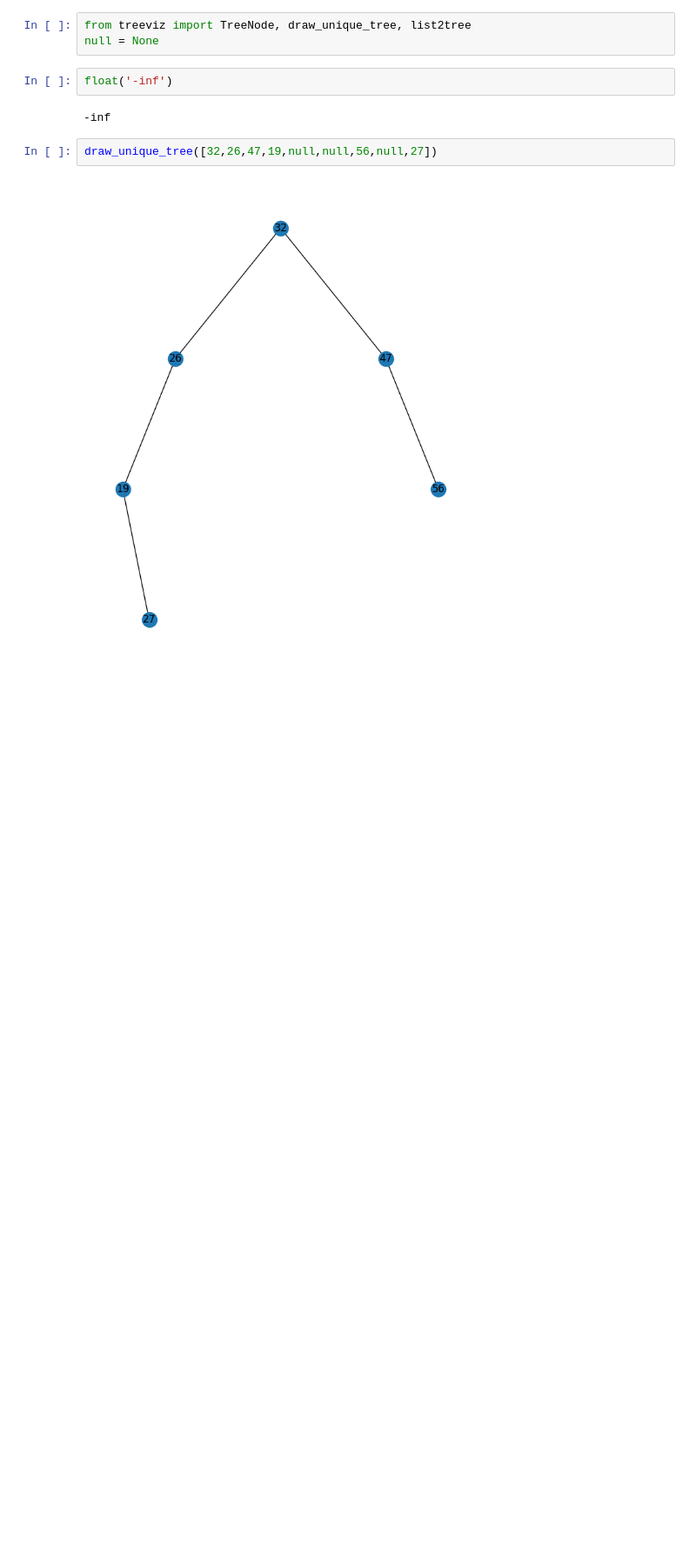
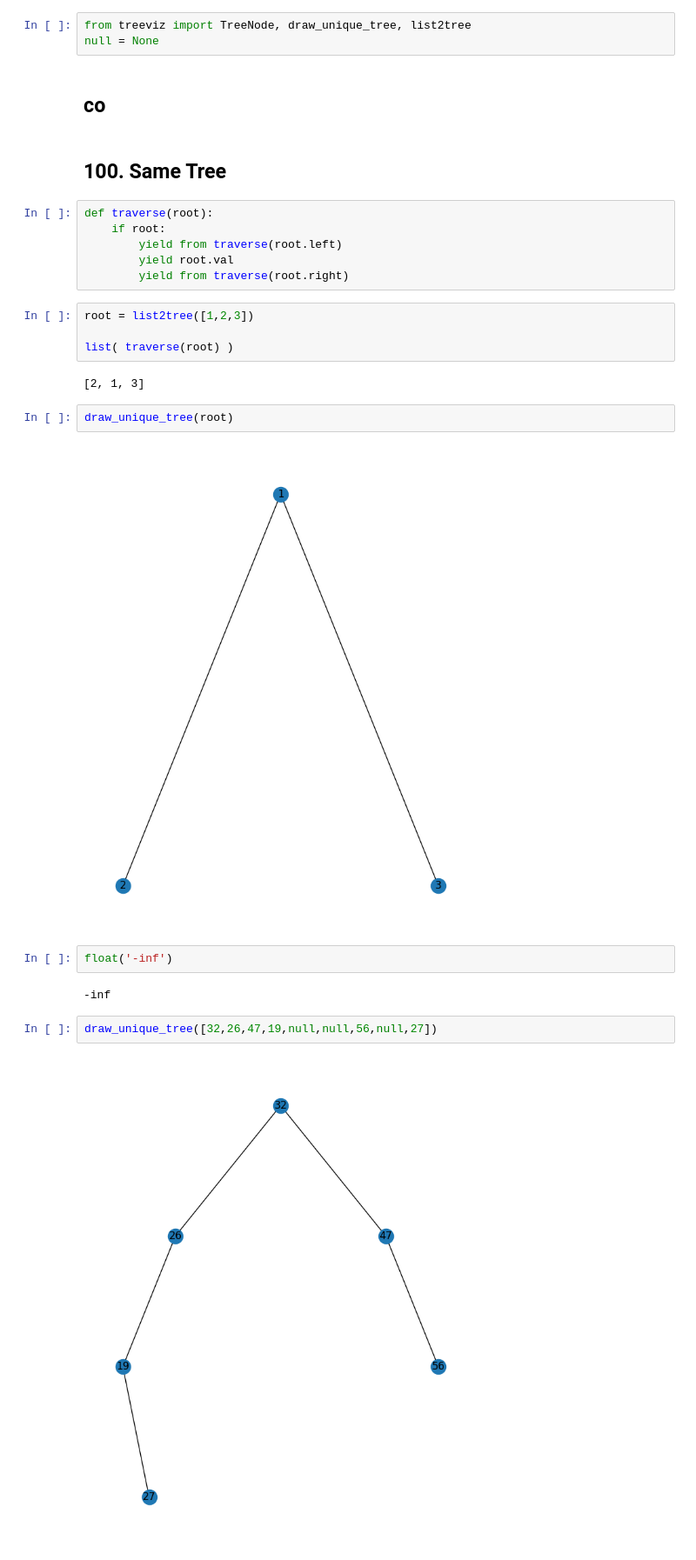
Before and after one commit to kilianovski/study, a Jupyter notebook: algorithms/03_00_trees.ipynb, the cells around one changed output. Shown at 87% size. Cells and saved outputs as stored; diff of their text form; blank space fills up the shorter version.

Commit message:
Checkpoint: binary tree ascii

```diff
--- a/algorithms/03_00_trees.ipynb
+++ b/algorithms/03_00_trees.ipynb
@@ -1,6 +1,26 @@
 # %%
 from treeviz import TreeNode, draw_unique_tree, list2tree
 null = None
+# %% [markdown]
+## co
+# %% [markdown]
+## 100. Same Tree
+# %%
+def traverse(root):
+    if root:
+        yield from traverse(root.left)
+        yield root.val
+        yield from traverse(root.right)
+# %%
+root = list2tree([1,2,3])
+
+list( traverse(root) )
+# %% [output]
+[2, 1, 3]
+# %%
+draw_unique_tree(root)
+# %% [output]
+[figure, added]
 # %%
 float('-inf')
 # %% [output]
```
Also changed, not shown: 5 other files.
